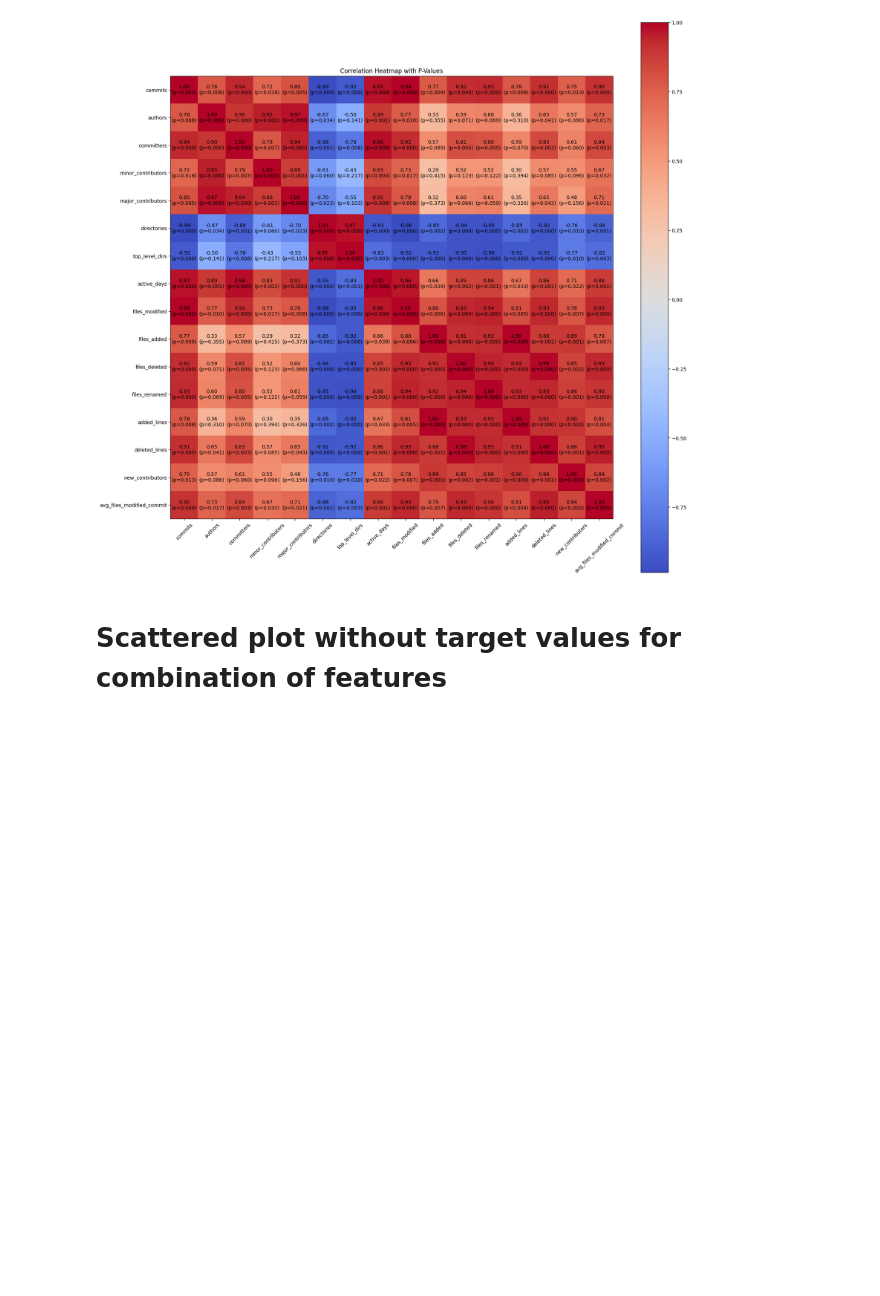
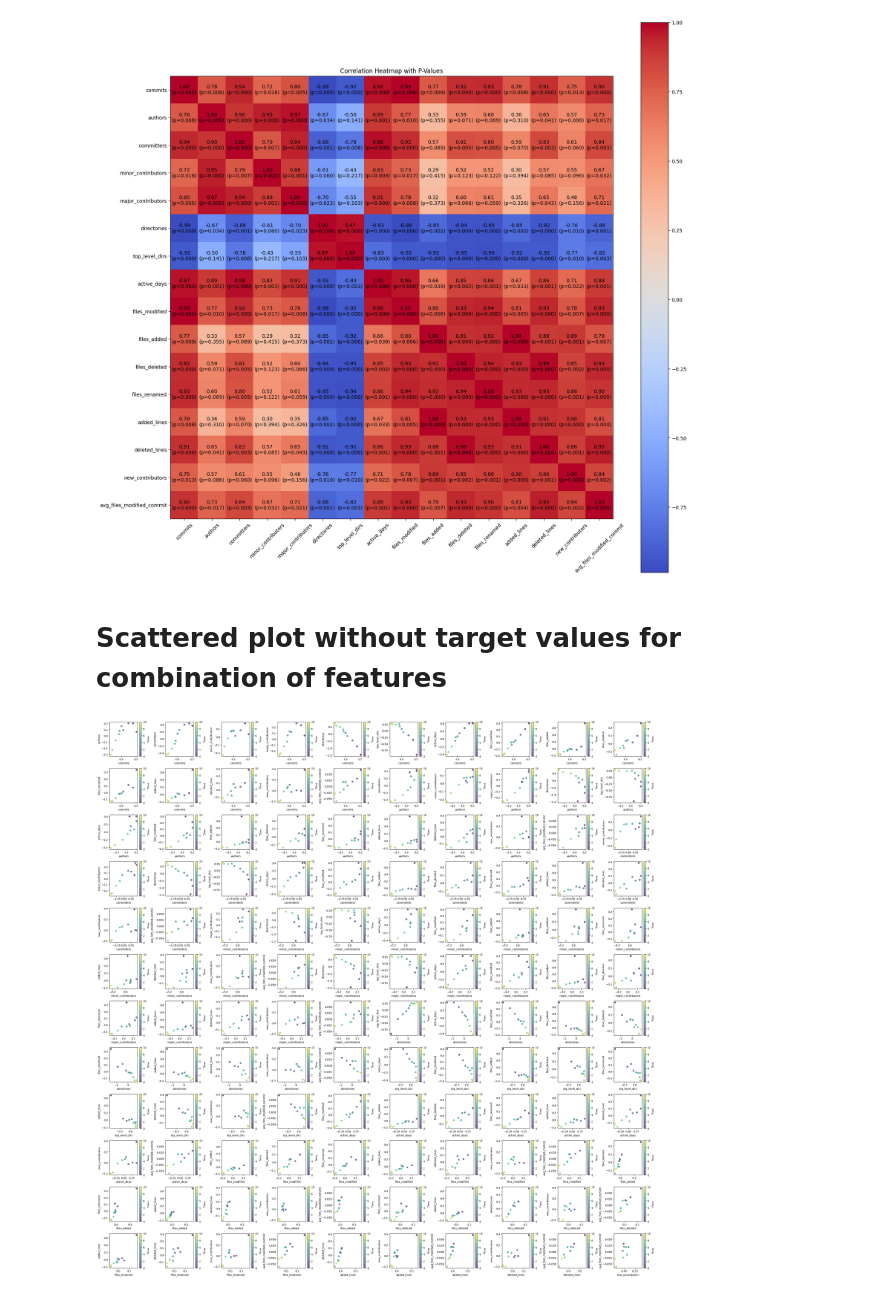
Before and after one commit to OSS-Health-Assess/SE-project, a Jupyter notebook: correlation-EDA-on-scraper-output.ipynb, the cells around one changed output. Saved outputs shown, nothing was run; the diff lists cells and outputs as text; code cells hidden in the pictures; blank space fills up the shorter version.

Commit message:
scatttered plots

```diff
--- a/correlation-EDA-on-scraper-output.ipynb
+++ b/correlation-EDA-on-scraper-output.ipynb
@@ -587,3 +587,44 @@ plt.show()
 [figure]
 # %% [markdown]
 # Scattered plot without target values for combination of features
+# %%
+import matplotlib.pyplot as plt
+import numpy as np
+import itertools  # For generating feature pairs
+
+# Get all unique column pairs (avoiding self-comparisons)
+pairs = list(itertools.combinations(cols, 2))
+
+# Determine optimal grid size
+num_plots = len(pairs)
+grid_size = int(np.ceil(np.sqrt(num_plots)))  # Best square-like layout
+
+# Create subplots
+fig, axes = plt.subplots(12, 10, figsize=(30, 30))
+axes = axes.flatten()  # Convert to 1D array for easy iteration
+
+# Plot each pair
+for i, (col1, col2) in enumerate(pairs):
+    x = ungrouped_vals[col1]
+    y = ungrouped_vals[col2]
+    time = np.arange(len(x))  # Simulating time sequence
+    norm = plt.Normalize(0, len(x))
+    cmap = plt.get_cmap("viridis")
+
+    # Scatter plot with time encoding
+    sc = axes[i].scatter(x, y, c=time, cmap=cmap, alpha=0.7, norm=norm)
+    cbar = plt.colorbar(sc, ax=axes[i])
+    cbar.set_label("Time")
+
+    # Labels
+    axes[i].set_xlabel(col1, fontsize=10)
+    axes[i].set_ylabel(col2, fontsize=10)
+
+# Hide unused subplots
+for j in range(i + 1, len(axes)):
+    fig.delaxes(axes[j])
+
+plt.tight_layout()
+plt.show()
+# %% [output]
+[figure, added]
```
